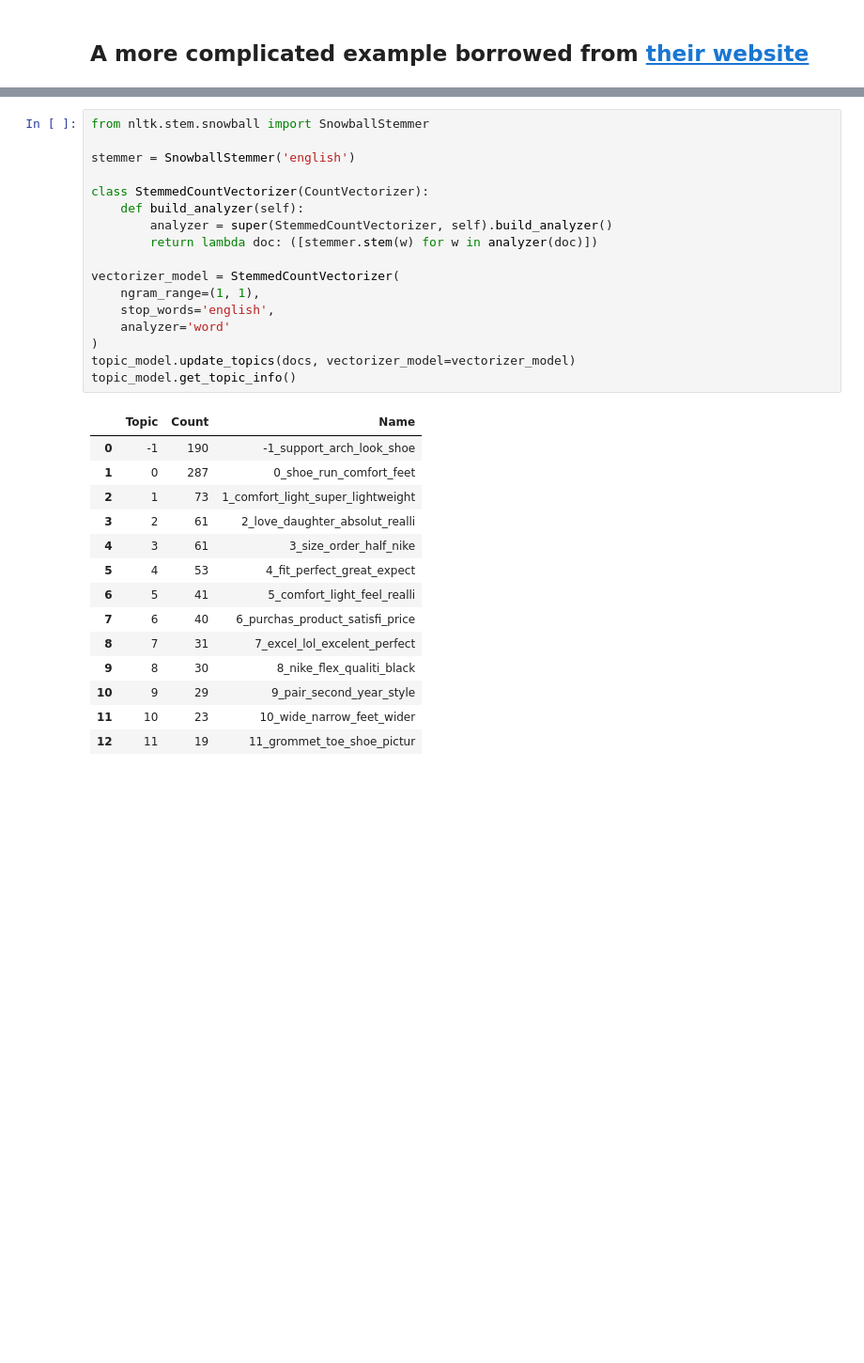
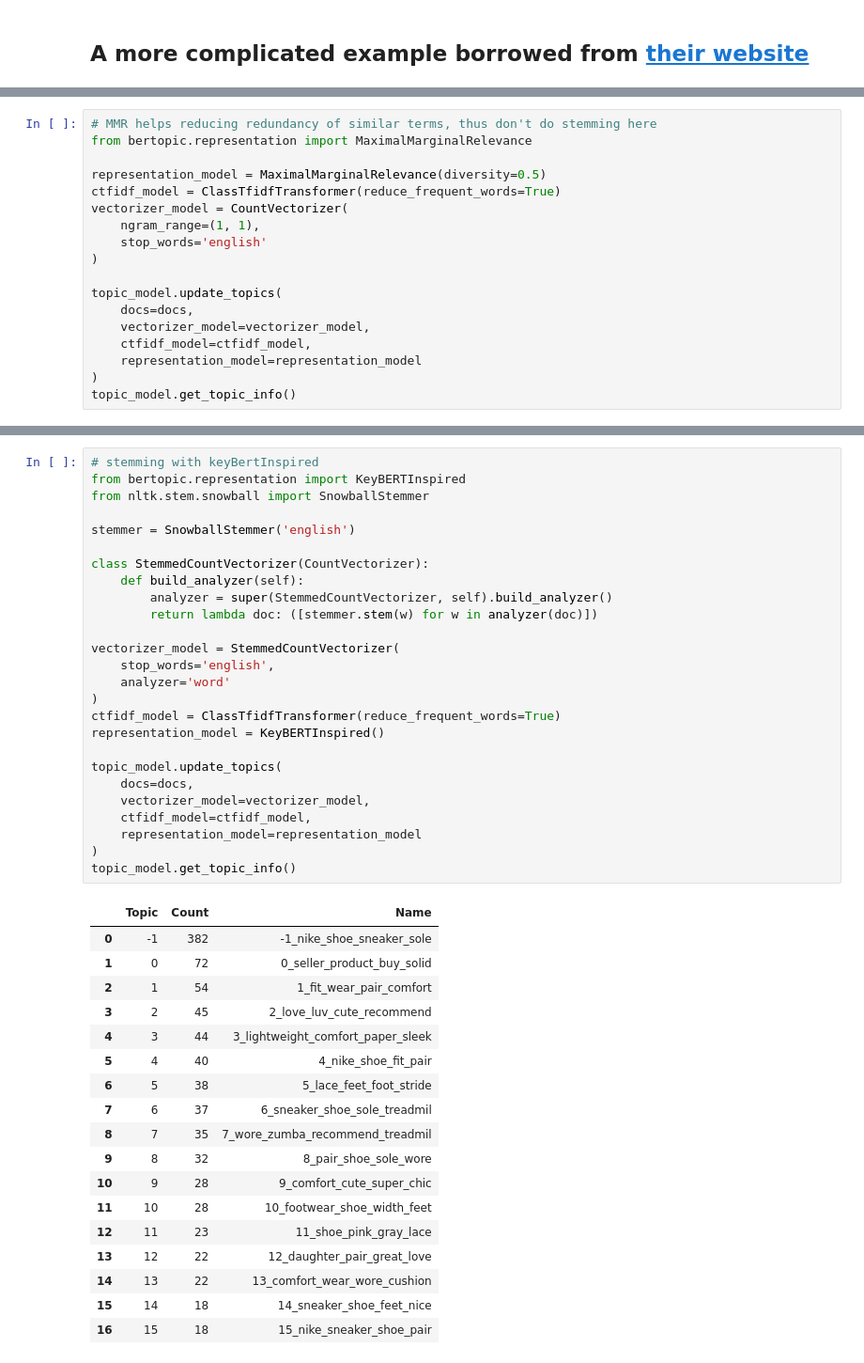
Before and after one commit to EyeofBeholder-NLeSC/orange3-argument, a Jupyter notebook: notebooks/explore_bertopic.ipynb, the cells around one changed output, grey strips where cells are left out. Shown at 94% size. Cells and saved outputs as stored; diff of their text form; blank space fills up the shorter version.

```diff
--- a/notebooks/explore_bertopic.ipynb
+++ b/notebooks/explore_bertopic.ipynb
@@ -180,0 +240,18 @@ We want to do preprocessing before c-tf-idf, and we can do this at the tokenizat
+# %%
+# MMR helps reducing redundancy of similar terms, thus don't do stemming here
+from bertopic.representation import MaximalMarginalRelevance
+
+representation_model = MaximalMarginalRelevance(diversity=0.5)
+ctfidf_model = ClassTfidfTransformer(reduce_frequent_words=True)
+vectorizer_model = CountVectorizer(
+    ngram_range=(1, 1),
+    stop_words='english'
+)
+
+topic_model.update_topics(
+    docs=docs,
+    vectorizer_model=vectorizer_model,
+    ctfidf_model=ctfidf_model,
+    representation_model=representation_model
+)
+topic_model.get_topic_info()
@@ -181,32 +277,45 @@ We want to do preprocessing before c-tf-idf, and we can do this at the tokenizat
 # %%
+# stemming with keyBertInspired
+from bertopic.representation import KeyBERTInspired
 from nltk.stem.snowball import SnowballStemmer
 
 stemmer = SnowballStemmer('english')
 
 class StemmedCountVectorizer(CountVectorizer):
     def build_analyzer(self):
         analyzer = super(StemmedCountVectorizer, self).build_analyzer()
         return lambda doc: ([stemmer.stem(w) for w in analyzer(doc)])
 
 vectorizer_model = StemmedCountVectorizer(
-    ngram_range=(1, 1),
     stop_words='english',
     analyzer='word'
 )
-topic_model.update_topics(docs, vectorizer_model=vectorizer_model)
+ctfidf_model = ClassTfidfTransformer(reduce_frequent_words=True)
+representation_model = KeyBERTInspired()
+
+topic_model.update_topics(
+    docs=docs,
+    vectorizer_model=vectorizer_model,
+    ctfidf_model=ctfidf_model,
+    representation_model=representation_model
+)
 topic_model.get_topic_info()
 # %% [output]
 |  | Topic | Count | Name |
-| 0 | -1 | 190 | -1_support_arch_look_shoe |
-| 1 | 0 | 287 | 0_shoe_run_comfort_feet |
-| 2 | 1 | 73 | 1_comfort_light_super_lightweight |
-| 3 | 2 | 61 | 2_love_daughter_absolut_realli |
-| 4 | 3 | 61 | 3_size_order_half_nike |
-| 5 | 4 | 53 | 4_fit_perfect_great_expect |
-| 6 | 5 | 41 | 5_comfort_light_feel_realli |
-| 7 | 6 | 40 | 6_purchas_product_satisfi_price |
-| 8 | 7 | 31 | 7_excel_lol_excelent_perfect |
-| 9 | 8 | 30 | 8_nike_flex_qualiti_black |
-| 10 | 9 | 29 | 9_pair_second_year_style |
-| 11 | 10 | 23 | 10_wide_narrow_feet_wider |
-| 12 | 11 | 19 | 11_grommet_toe_shoe_pictur |
+| 0 | -1 | 382 | -1_nike_shoe_sneaker_sole |
+| 1 | 0 | 72 | 0_seller_product_buy_solid |
+| 2 | 1 | 54 | 1_fit_wear_pair_comfort |
+| 3 | 2 | 45 | 2_love_luv_cute_recommend |
+| 4 | 3 | 44 | 3_lightweight_comfort_paper_sleek |
+| 5 | 4 | 40 | 4_nike_shoe_fit_pair |
+| 6 | 5 | 38 | 5_lace_feet_foot_stride |
+| 7 | 6 | 37 | 6_sneaker_shoe_sole_treadmil |
+| 8 | 7 | 35 | 7_wore_zumba_recommend_treadmil |
+| 9 | 8 | 32 | 8_pair_shoe_sole_wore |
+| 10 | 9 | 28 | 9_comfort_cute_super_chic |
+| 11 | 10 | 28 | 10_footwear_shoe_width_feet |
+| 12 | 11 | 23 | 11_shoe_pink_gray_lace |
+| 13 | 12 | 22 | 12_daughter_pair_great_love |
+| 14 | 13 | 22 | 13_comfort_wear_wore_cushion |
+| 15 | 14 | 18 | 14_sneaker_shoe_feet_nice |
+| 16 | 15 | 18 | 15_nike_sneaker_shoe_pair |
```
Also changed, not shown: parts of 14 cells of this notebook, 1 other file.
